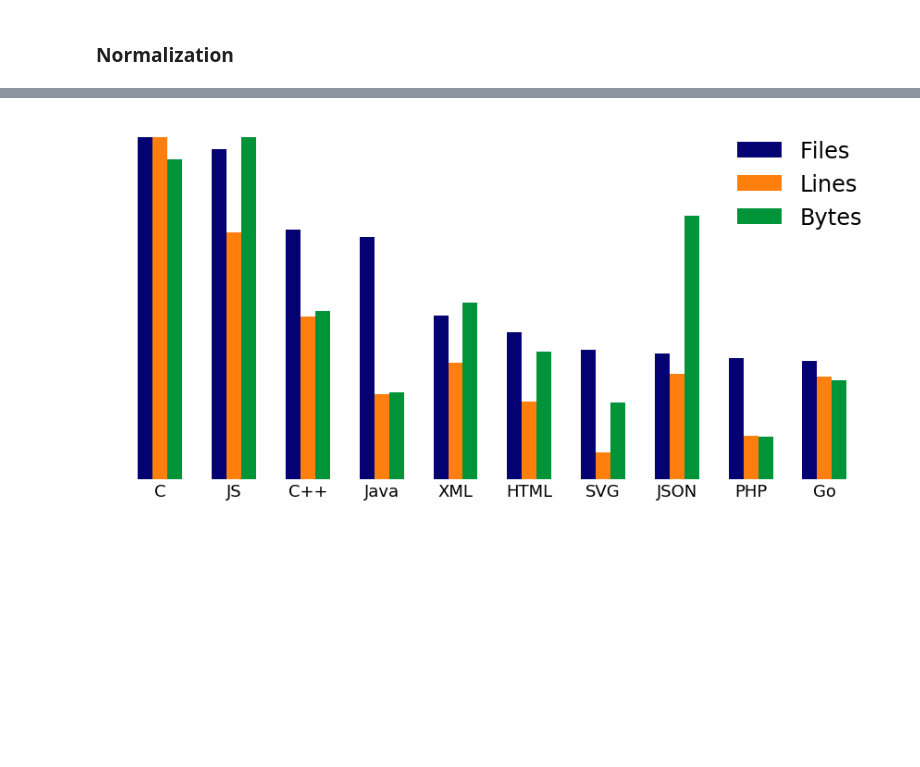
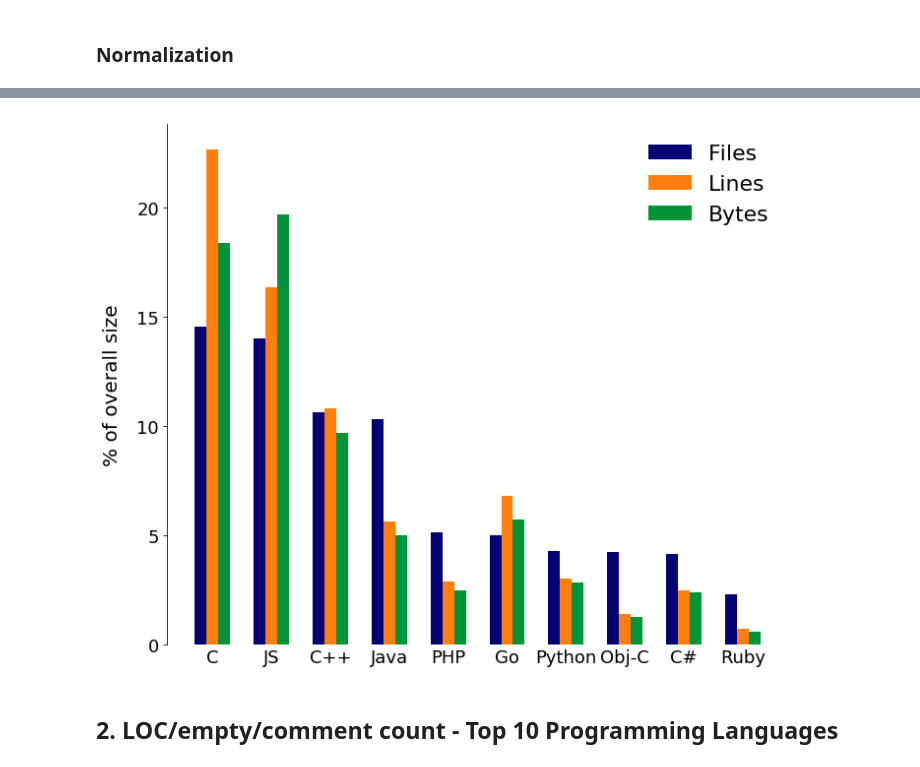
Before and after one commit to src-d/datasets, a Jupyter notebook: PublicGitArchive/doc/dataset_stats.ipynb, the cells around one changed output, grey strips where cells are left out. Drawn from its saved outputs; the diff is of its cells as text; code cells hidden in the pictures; blank space fills up the shorter version.

```diff
--- a/PublicGitArchive/doc/dataset_stats.ipynb
+++ b/PublicGitArchive/doc/dataset_stats.ipynb
@@ -129,5 +106,6 @@ results
 # %%
 df_langs = pd.DataFrame(results, columns=["LANGS", "FILE_COUNT", "LINE_COUNT", "BYTE_COUNT"])
-df_langs
+df_langs = df_langs.drop([0,2,3,4,5,12,17])
+df_langs.head()
 # %% [output]
 |  | LANGS | FILE_COUNT | LINE_COUNT | BYTE_COUNT |
@@ -176,7 +141,9 @@ top10
 # %%
 values_type = ["FILE_COUNT", "LINE_COUNT", "BYTE_COUNT"]
 for val_type in values_type:
-    top10[val_type] /= top10[val_type].max()
+    df_langs[val_type] /= df_langs[val_type].sum()
+
+top10 = df_langs.sort_values("FILE_COUNT", ascending=False).head(10)
 top10
 # %% [output]
 |  | LANGS | FILE_COUNT | LINE_COUNT | BYTE_COUNT |
@@ -201,4 +179,4 @@ langs
 values = [[] for _ in range(len(values_type))]
 for i in range(len(langs)):
     for j, val_type in enumerate(values_type):
-        values[j].append(top10.iloc[i][val_type])
+        values[j].append(top10.iloc[i][val_type]*100)
@@ -205,24 +196,30 @@ for i in range(len(langs)):
 # %%
-figure(figsize=(12, 6))
+figure(figsize=(10, 8))
 ax = subplot(111)
 
 x = arange(1, 11)
 ax.bar(x-0.2, values[0], width=0.2, align='center', color="#040273", label="Files")
 ax.bar(x, values[1], width=0.2, align='center', color="#ff7f0e", label="Lines")
 ax.bar(x+0.2, values[2], width=0.2, align='center', color="#009337", label="Bytes")
 
 ax.set_xticks(x)
+#print(dir(ax))
 langs[1] = "JS"
+langs[7] = "Obj-C"
 ax.set_xticklabels(langs, fontsize=18)
-ax.tick_params(axis='both', which='both',length=0)
-ax.set_yticks([])
+ax.set_yticklabels([0,5,10,15,20], fontsize=18)
+ax.tick_params(axis="y",length=4)
+ax.tick_params(axis="x",length=0)
+ax.set_ylabel("% of overall size", fontsize=20, labelpad=15)
 ax.spines['right'].set_visible(False)
 ax.spines['top'].set_visible(False)
-ax.spines['left'].set_visible(False)
+#ax.spines['left'].set_visible(False)
 ax.spines['bottom'].set_visible(False)
 
-legend(fontsize=24).get_frame().set_linewidth(0.0)
+legend(fontsize=22).get_frame().set_linewidth(0.0)
 tight_layout()
-savefig("lang_stats_final.eps")
+savefig("lang_stats.svg")
 # %% [output]
-[figure, old version]
+[figure, new version]
+# %% [markdown]
+## 2. LOC/empty/comment count - Top 10 Programming Languages
```
Also changed, not shown: parts of 32 cells of this notebook, 7 other files.
